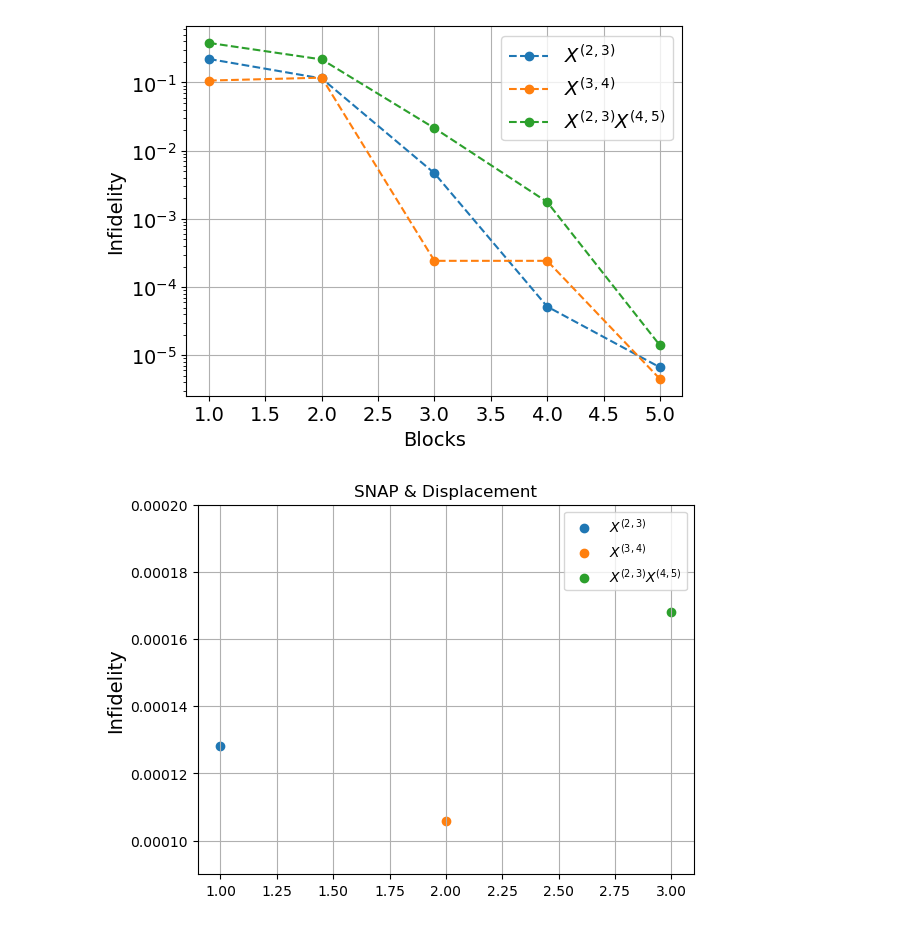
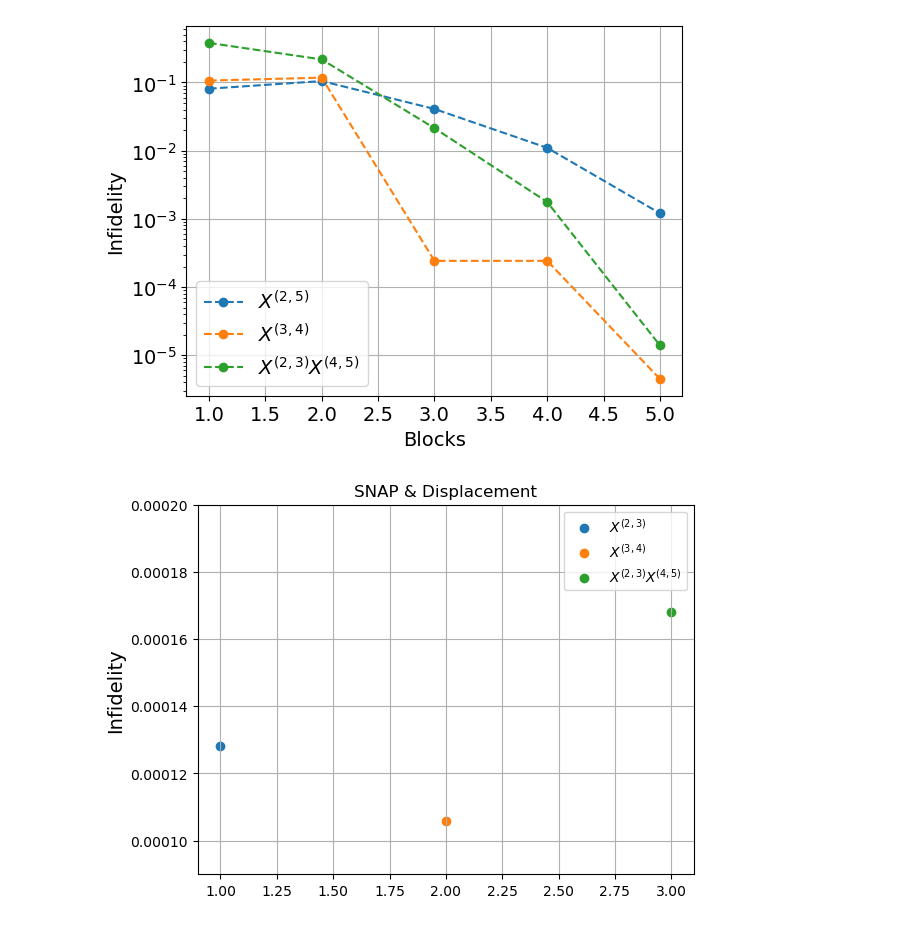
Before and after one commit to AndreaMaestri18/Opt3DQalgs, a Jupyter notebook: BTgates/src/plots_and_analysis/state_dependency_x_5photons.ipynb, the cells around one changed output. Drawn from its saved outputs; the diff is of its cells as text; code cells hidden in the pictures.

Commit message:
new data

```diff
--- a/BTgates/src/plots_and_analysis/state_dependency_x_5photons.ipynb
+++ b/BTgates/src/plots_and_analysis/state_dependency_x_5photons.ipynb
@@ -3,26 +3,26 @@ import pandas as pd
 import matplotlib.pyplot as plt
 
 # read text file into pandas DataFrame
-X_gate_2_3 = pd.read_csv("../../data/X_gate/5_photons/SNAP_Disp/(2,3).txt", sep=",")
+X_gate_2_5 = pd.read_csv("../../data/X_gate/5_photons/SNAP_Disp/(2,5).txt", sep=",")
 X_gate_3_4 = pd.read_csv("../../data/X_gate/5_photons/SNAP_Disp/(3,4).txt", sep=",")
 X_gate_2_3_and_4_5 = pd.read_csv("../../data/X_gate/5_photons/SNAP_Disp/(2,3)_(4,5).txt", sep=",")
 # %%
 # plt.plot(X_gate_2_3.groupby(" N_blocks").mean()["fidelity"], label="(2,3)")
 # plt.plot(X_gate_3_4.groupby(" N_blocks").mean()["fidelity"], label="(3,4)")
 # plt.plot(X_gate_2_3_and_4_5.groupby(" N_blocks").mean()["fidelity"], label="[(2,3),(4,5)]")
-plt.plot([1,2,3,4,5],X_gate_2_3.groupby(" N_blocks").min(), label=r"$X^{(2,3)}$", marker="o", linestyle='dashed')
+plt.plot([1,2,3,4,5],X_gate_2_5.groupby(" N_blocks").min(), label=r"$X^{(2,5)}$", marker="o", linestyle='dashed')
 plt.plot([1,2,3,4,5],X_gate_3_4.groupby(" N_blocks").min(), label=r"$X^{(3,4)}$", marker="o", linestyle='dashed')
 plt.plot([1,2,3,4,5],X_gate_2_3_and_4_5.groupby(" N_blocks").min(), label=r"$X^{(2,3)}X^{(4,5)}$", marker="o", linestyle='dashed')
 plt.yscale("log")
 plt.ylabel("Infidelity", fontsize=14)
 plt.xlabel("Blocks", fontsize=14)
 plt.legend(fontsize=14)
 plt.yticks(fontsize=14)
 plt.xticks(fontsize=14)
 plt.grid()
 plt.show()
 # %% [output]
-[figure, old version]
+[figure, new version]
 # %%
 plt.scatter([1],0.00012812802525108413, label=r"$X^{(2,3)}$", marker="o")
 plt.scatter([2],0.00010585119309025615, label=r"$X^{(3,4)}$", marker="o")
```
Also changed, not shown: parts of 1 cell of this notebook, 11 other files.
